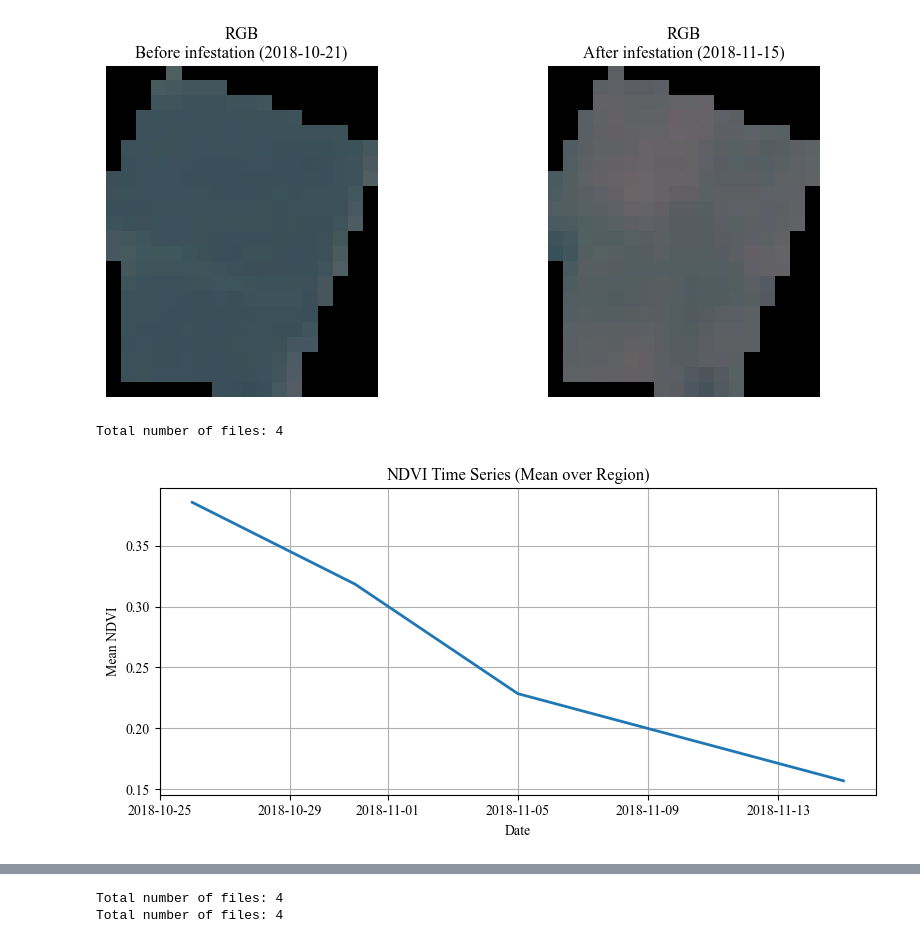
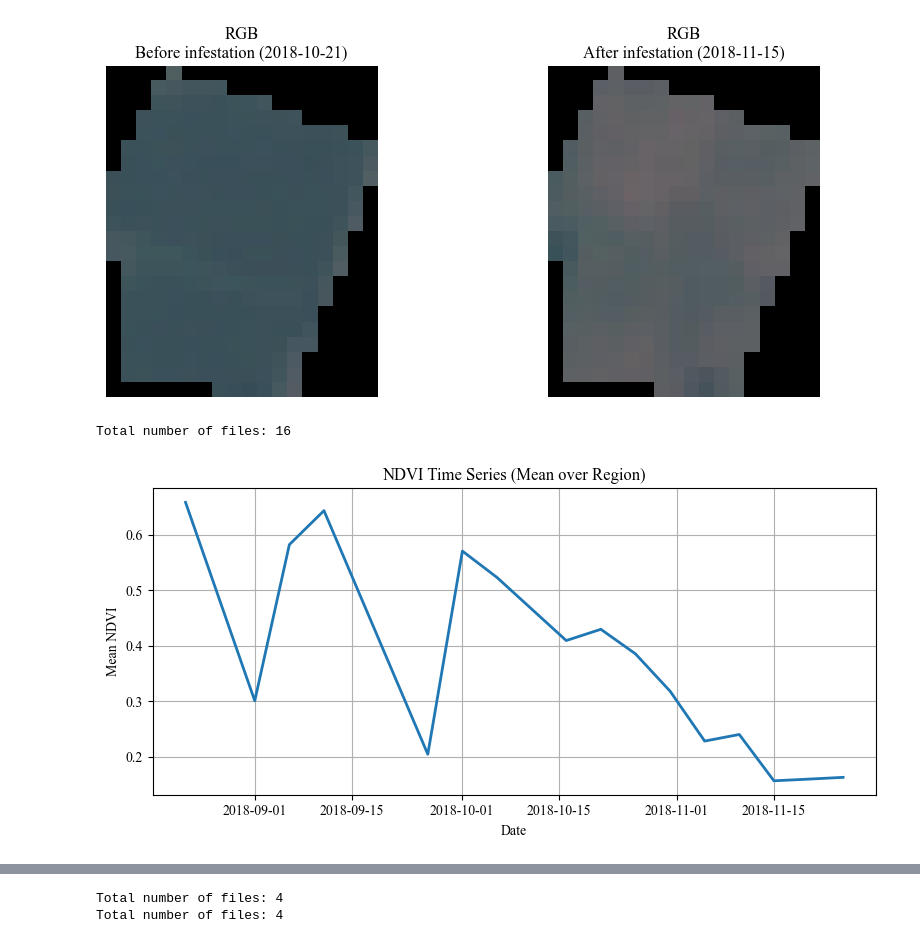
Before and after one commit to fekenzofugi/rsad-time-series, a Jupyter notebook: india.ipynb, the cells around one changed output, grey strips where cells are left out. Cells and saved outputs as stored; diff of their text form; code cells hidden in the pictures.

```diff
--- a/india.ipynb
+++ b/india.ipynb
@@ -424,7 +445,7 @@ plt.show()
 [figure]
 # %%
 scale = 10000
-path = "datasets/india_pest_time_series"
+path = "datasets/india_severe_time_series"
 
 n_files, name_files = get_files_info(path)
 
@@ -433,35 +454,35 @@ mean_ndvi = []
 
 for file in sorted(name_files):
     date = os.path.basename(file).split("_")[1].replace(".tif", "")
 
     with rasterio.open(f"{path}/" + file) as src:
         red = src.read(4) / scale
         nir = src.read(8) / scale
 
         nodata = src.nodata
 
         if nodata is not None:
             mask = (red == nodata) | (nir == nodata)
             red = np.where(mask, np.nan, red)
             nir = np.where(mask, np.nan, nir)
 
         denominator = nir + red
         ndvi = np.where(denominator != 0, (nir - red) / denominator, np.nan)
 
         mean_ndvi.append(np.nanmean(ndvi))
         dates.append(pd.to_datetime(date))
 
 plt.figure(figsize=(8, 4))
 plt.plot(dates, mean_ndvi, linewidth=2)
 plt.xlabel("Date")
 plt.ylabel("Mean NDVI")
 plt.title("NDVI Time Series (Mean over Region)")
 plt.grid(True)
 plt.tight_layout()
 plt.show()
 # %% [output]
-Total number of files: 4
+Total number of files: 16
-[figure, old version]
+[figure, new version]
 # %%
 scale = 10000
 path = "datasets/india_healthy_time_series"
```
Also changed, not shown: parts of 8 cells of this notebook, 3 other files.
